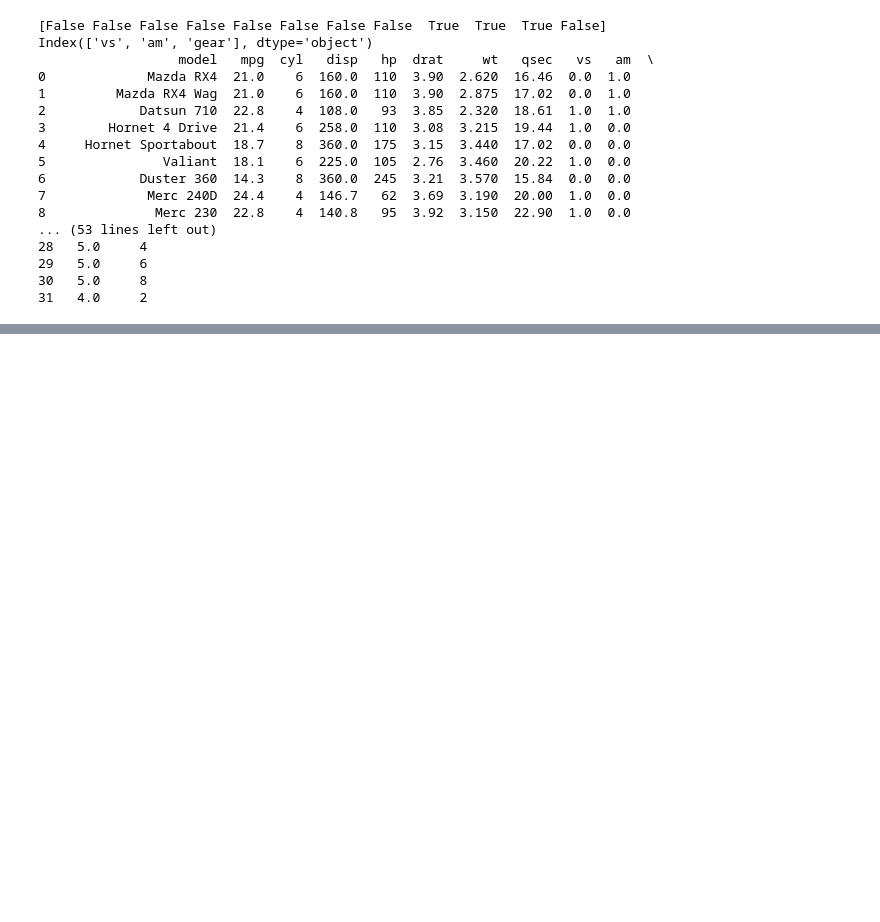
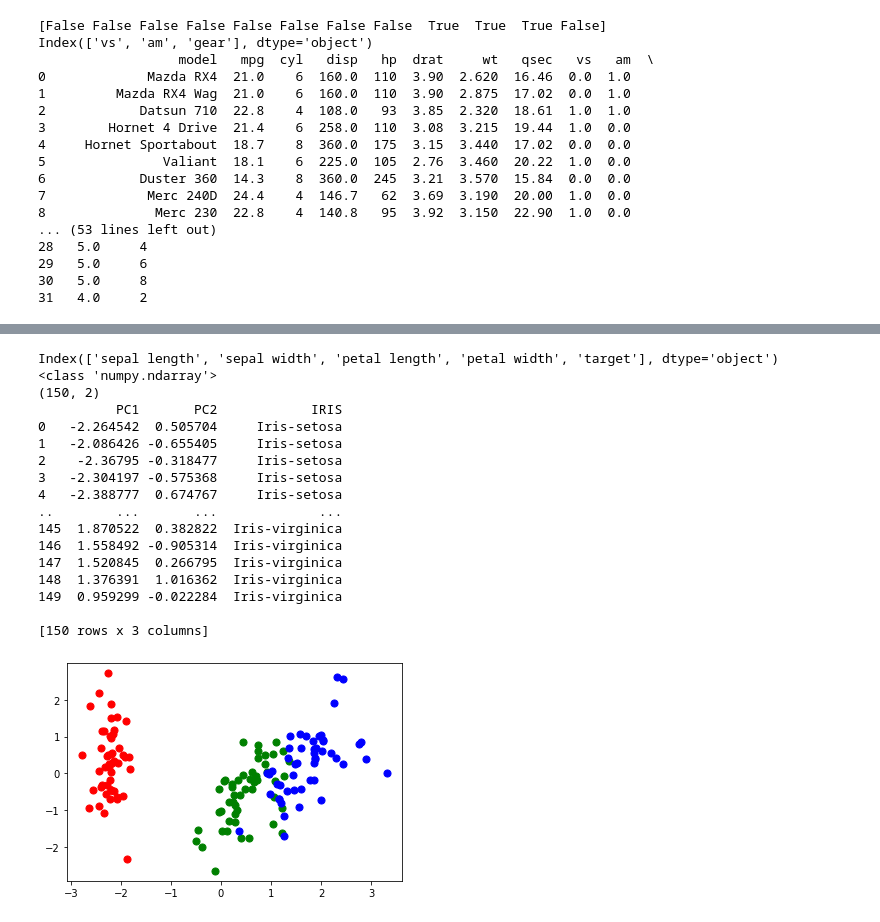
Before and after one commit to fMalinka/pythonIntro, a Jupyter notebook: basics.ipynb, the cells around one changed output, grey strips where cells are left out. Saved outputs shown, nothing was run; the diff lists cells and outputs as text; code cells hidden in the pictures; blank space fills up the shorter version.

```diff
--- a/basics.ipynb
+++ b/basics.ipynb
@@ -332,0 +384,57 @@ Type:      method
+# %%
+#Dimensionality reduction
+#pca, tsne, isomap, ....
+#start with pca and load IRIS dataset
+url = "https://archive.ics.uci.edu/ml/machine-learning-databases/iris/iris.data"
+myiris = pd.read_csv(url, names=['sepal length','sepal width','petal length','petal width','target'])
+
+#separeting..
+print(myiris.columns)
+features = ['sepal length', 'sepal width', 'petal length', 'petal width']
+target = ['target']
+
+myirisX = myiris[features].values
+myirisY = myiris.loc[:,target].values
+#for standardization (mean = 0, var = 1) use StandardScaler from scikit-learn https://scikit-learn.org/stable/modules/preprocessing.html
+from sklearn.preprocessing import StandardScaler
+#standardization
+myirisX_scaled = StandardScaler().fit_transform(myirisX)
+
+#PCA
+from sklearn.decomposition import PCA
+mypca = PCA(n_components=2)
+principalComponent = mypca.fit_transform(myirisX_scaled) #fir and apply the dimensionality reduction on the input
+print(type(principalComponent))
+print(principalComponent.shape)
+pcadf = np.append(principalComponent, myirisY, axis=1)
+pcadf = pd.DataFrame(pcadf, columns=["PC1", "PC2", "IRIS"])
+print(pcadf)
+
+#plot it
+#plt.scatter(pcadf.loc[:, 'PC1'], pcadf.loc[:, 'PC2'], s = 50)
+
+#respect the colors
+targetsL = ['Iris-setosa', 'Iris-versicolor', 'Iris-virginica']
+colorsL = ['r', 'g', 'b']
+for target, color in zip(targetsL,colorsL):
+    indicesToKeep = pcadf['IRIS'] == target
+    plt.scatter(pcadf.loc[indicesToKeep, 'PC1'], pcadf.loc[indicesToKeep, 'PC2'], c = color, s = 50)
+# %% [output]
+Index(['sepal length', 'sepal width', 'petal length', 'petal width', 'target'], dtype='object')
+<class 'numpy.ndarray'>
+(150, 2)
+          PC1       PC2            IRIS
+0   -2.264542  0.505704     Iris-setosa
+1   -2.086426 -0.655405     Iris-setosa
+2    -2.36795 -0.318477     Iris-setosa
+3   -2.304197 -0.575368     Iris-setosa
+4   -2.388777  0.674767     Iris-setosa
+..        ...       ...             ...
+145  1.870522  0.382822  Iris-virginica
+146  1.558492 -0.905314  Iris-virginica
+147  1.520845  0.266795  Iris-virginica
+148  1.376391  1.016362  Iris-virginica
+149  0.959299 -0.022284  Iris-virginica
+
+[150 rows x 3 columns]
+[figure, added]
```
Also changed, not shown: parts of 5 cells of this notebook.
